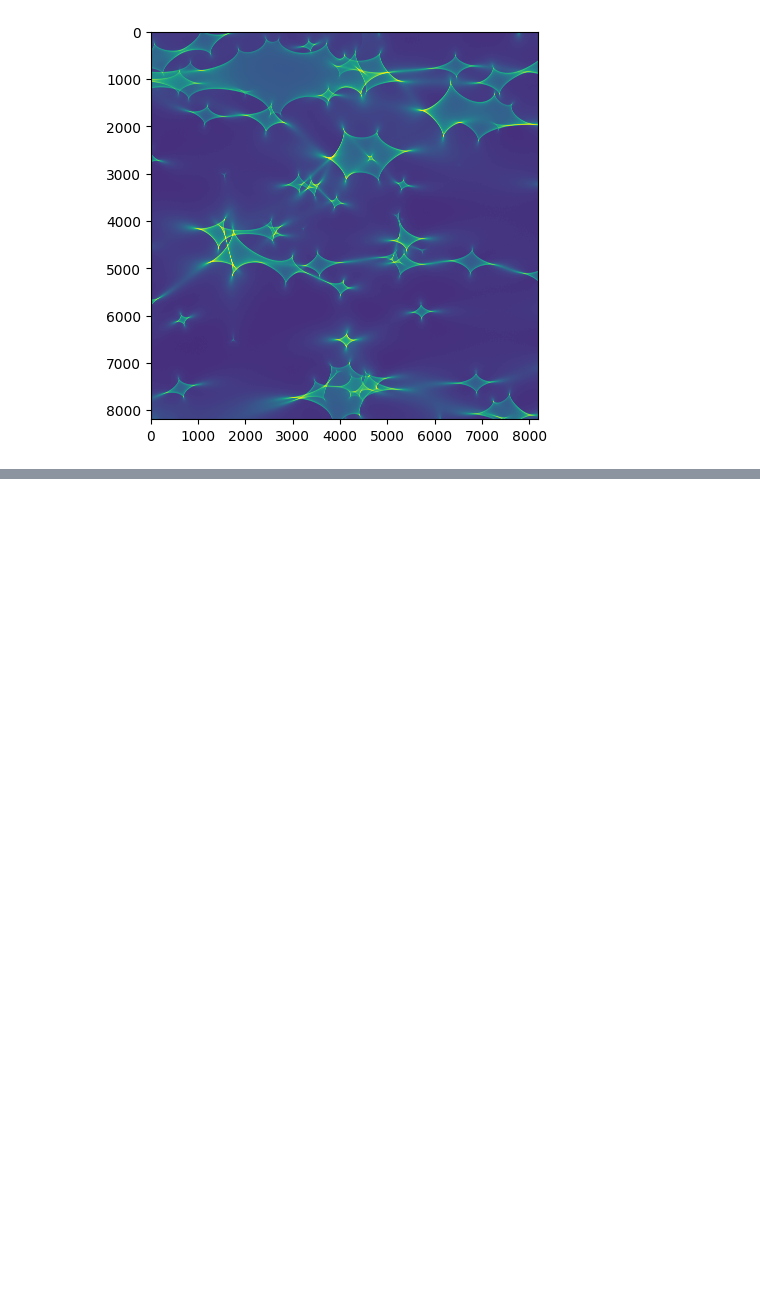
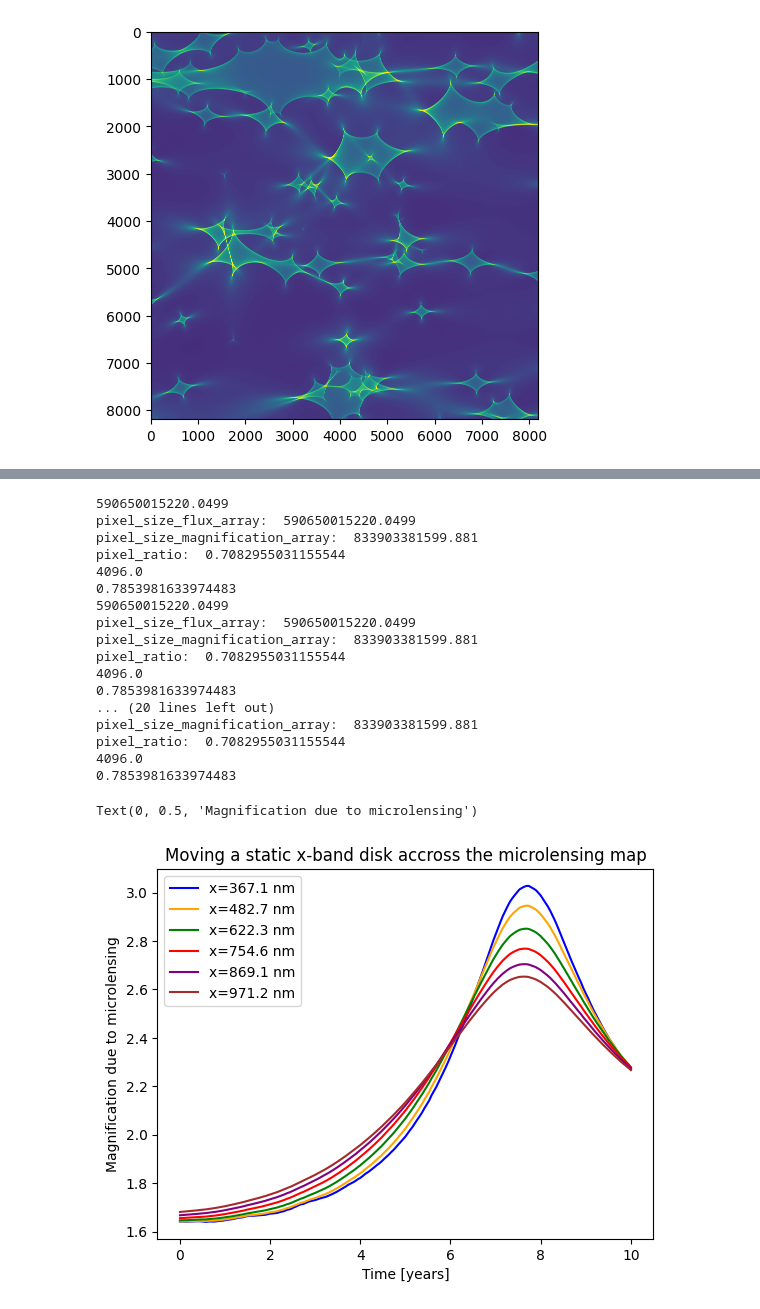
Before and after one commit to padma18-vb/Amoeba, a Jupyter notebook: amoeba/Notebooks/clean.ipynb, the cells around one changed output, grey strips where cells are left out. Cells and saved outputs as stored; diff of their text form; code cells hidden in the pictures; blank space fills up the shorter version.

```diff
--- a/amoeba/Notebooks/clean.ipynb
+++ b/amoeba/Notebooks/clean.ipynb
@@ -94,0 +234,46 @@ my_disk = AccretionDisk(**agn_dictionary)
+# %%
+seed = np.random.seed(0)
+xpos,ypos=1000,1000
+colors = ['blue', 'orange', 'green', 'red', 'purple', 'brown']
+plt.figure()
+for i in range(6):
+    flux_projection_x = my_disk.calculate_surface_intensity_map(lsst_in_nm[i])
+
+
+    # flux_projection == 6 * 100 * num_pix * num_pix
+    # one trajectory per object -
+    # compare the disk snapshot method with the transfer function method
+    # disk snapshot method encodes the actual transfer function
+    convolution_x = MagMap.convolve_with_flux_projection(
+        flux_projection_x, relative_orientation=0
+    )
+    LC_random_x = convolution_x.pull_light_curve(500, 10,x_start_position=xpos,
+                                                y_start_position=ypos,
+                                                phi_travel_direction=45,
+                                                random_seed=seed) # km/s , # 10 years,
+    plt.plot(np.linspace(0,10,len(LC_random_x)), LC_random_x/np.sum(flux_projection_x.flux_array),color=colors[i],label=f'x={lsst_in_nm[i]} nm')
+
+    plt.title("Moving a static x-band disk accross the microlensing map")
+    plt.legend();
+plt.xlabel("Time [years]")
+plt.ylabel("Magnification due to microlensing")
+# %% [output]
+590650015220.0499
+pixel_size_flux_array:  590650015220.0499
+pixel_size_magnification_array:  833903381599.881
+pixel_ratio:  0.7082955031155544
+4096.0
+0.7853981633974483
+590650015220.0499
+pixel_size_flux_array:  590650015220.0499
+pixel_size_magnification_array:  833903381599.881
+pixel_ratio:  0.7082955031155544
+4096.0
+0.7853981633974483
+... (20 lines left out)
+pixel_size_magnification_array:  833903381599.881
+pixel_ratio:  0.7082955031155544
+4096.0
+0.7853981633974483
+Text(0, 0.5, 'Magnification due to microlensing')
+[figure, added]
```
Also changed, not shown: parts of 41 cells of this notebook, 3 other files.
